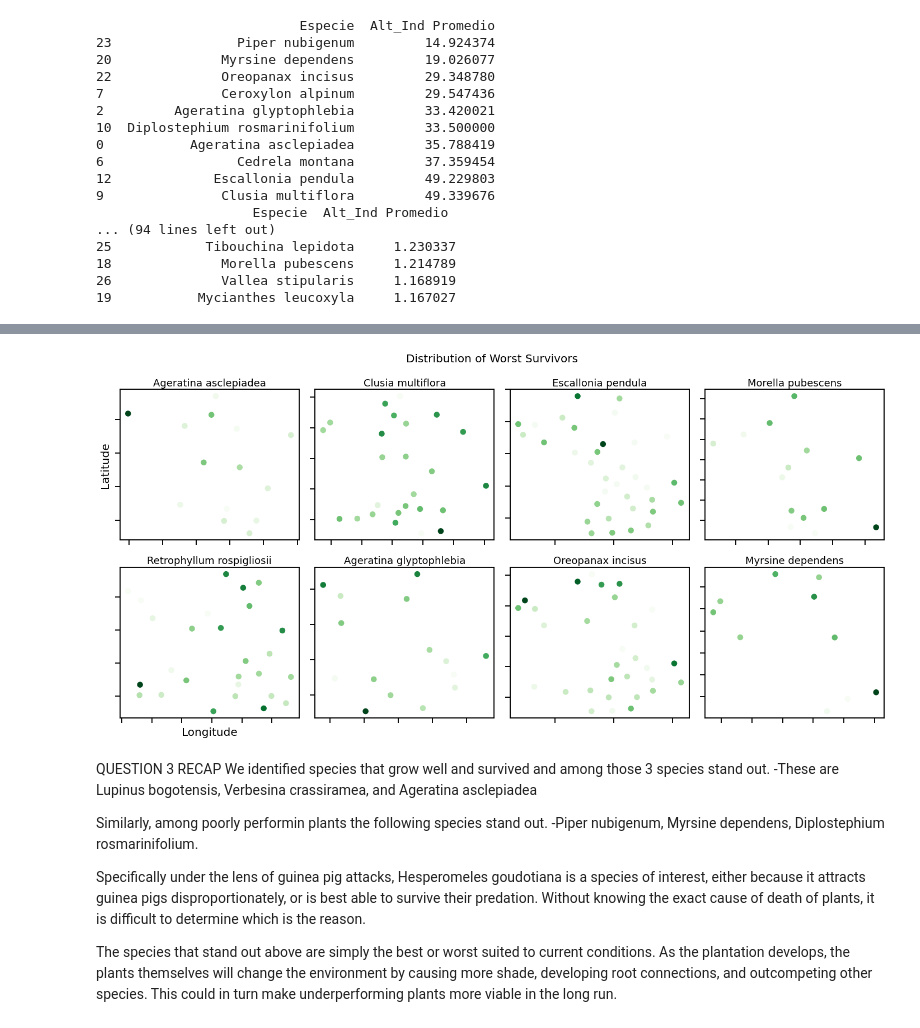
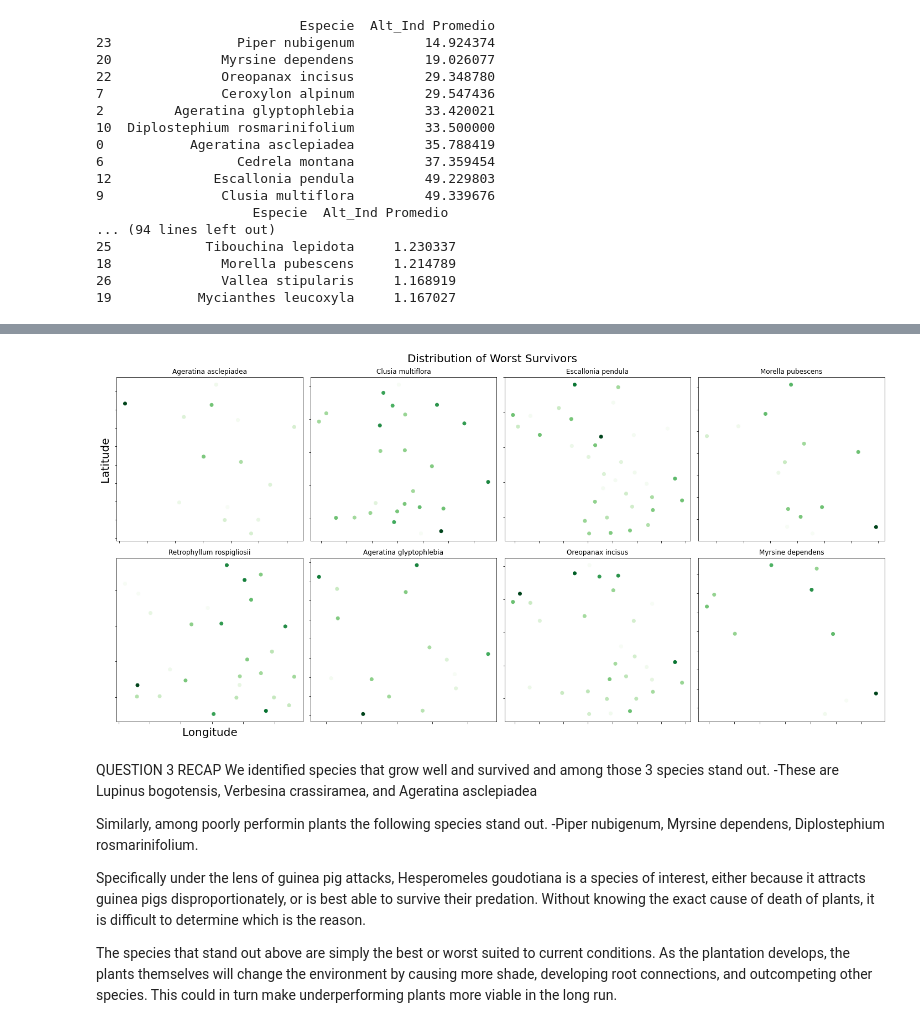
Before and after one commit to Slid61/Plant-Restoration-Data, a Jupyter notebook: Udacity Final Data Submission.ipynb, the cells around one changed output, grey strips where cells are left out. Saved outputs shown, nothing was run; the diff lists cells and outputs as text; code cells hidden in the pictures.

```diff
--- a/Udacity Final Data Submission.ipynb
+++ b/Udacity Final Data Submission.ipynb
@@ -1557,32 +1582,10 @@ fig.tight_layout()
-# %%
-fig, axs = plt.subplots(2, 4)
-fig.set_figheight(10)
-fig.set_figwidth(20)
-fig.suptitle('Distribution of Worst Survivors', fontsize=20)
-nrow = 0
-ncol = 0
-for species in lsdict:
-    data = lsdict[species].groupby(['COOR_ESTE', 'COOR_NORTE'])['Sup_Ind'].sum().reset_index()
-    x = 'COOR_ESTE'
-    y = 'COOR_NORTE'
-
-    plot = axs[nrow, ncol].scatter(x=x, y=y, data=data, c=data['Sup_Ind'].array, cmap='Greens')
-    axs[nrow, ncol].set_title(species)
-    axs[nrow, ncol].set_xticklabels('')
-    axs[nrow, ncol].set_yticklabels('')
-    if ncol == 3:
-        nrow +=1
-        ncol = 0
-    else:
-        ncol +=1
-axs[0,0].set_ylabel('Latitude', fontsize = 20)
-axs[1,0].set_xlabel('Longitude', fontsize = 20)
-fig.tight_layout()
-#fig.savefig(figures+'Fig10 Geographic Distribution of the Least Successful Plants', dpi=600, bbox_inches='tight', transparent=True)
-# Patterns for low survivorship plants seem less obvious, but for C. multiflora seems to prefer
-# the edge and O. incisus seems to prefer the northern edge.
-# %% [output]
-[figure, removed]
+# %%
+fig, axs = plot_survivors(best=False)
+#fig.savefig(figures+'Fig10 Geographic Distribution of the Least Successful Plants', dpi=600, bbox_inches='tight', transparent=True)
+# Patterns for low survivorship plants seem less obvious, but for C. multiflora seems to prefer
+# the edge and O. incisus seems to prefer the northern edge.
+# %% [output]
+[figure, added]
 # %% [markdown]
 QUESTION 3 RECAP
 We identified species that grow well and survived and among those 3 species stand out.
```
Also changed, not shown: parts of 10 cells of this notebook, 3 other files.
